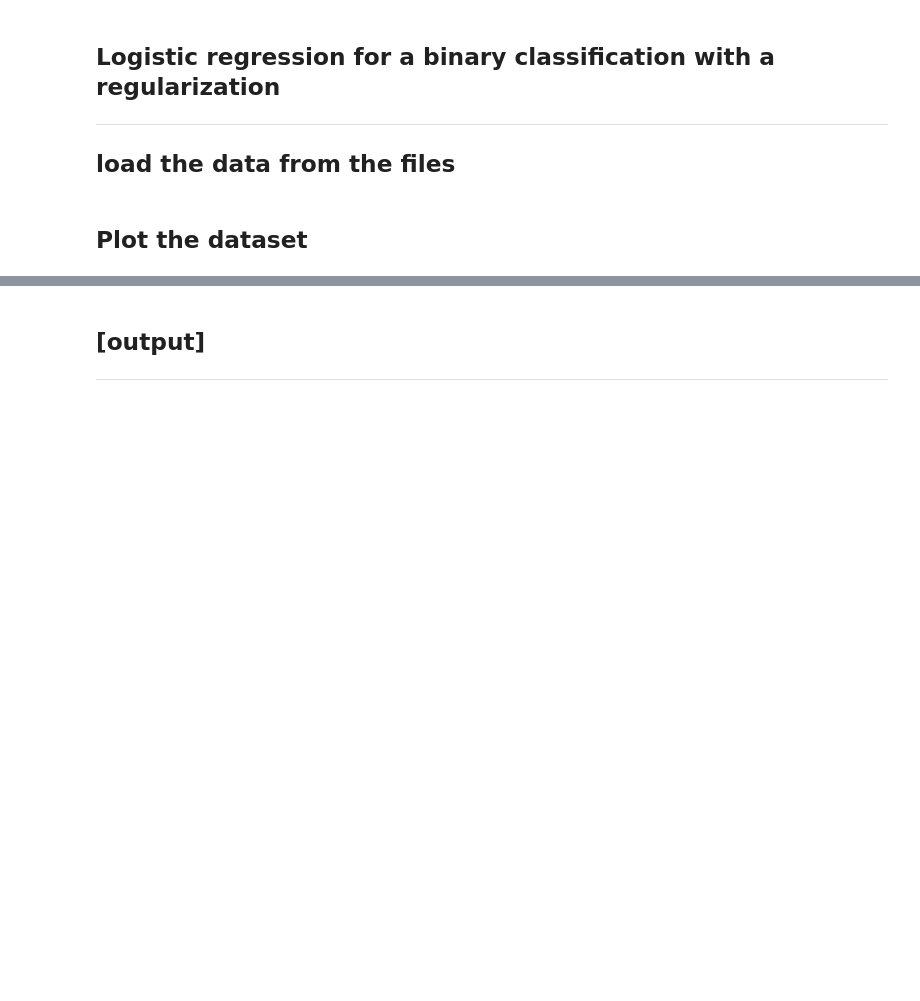
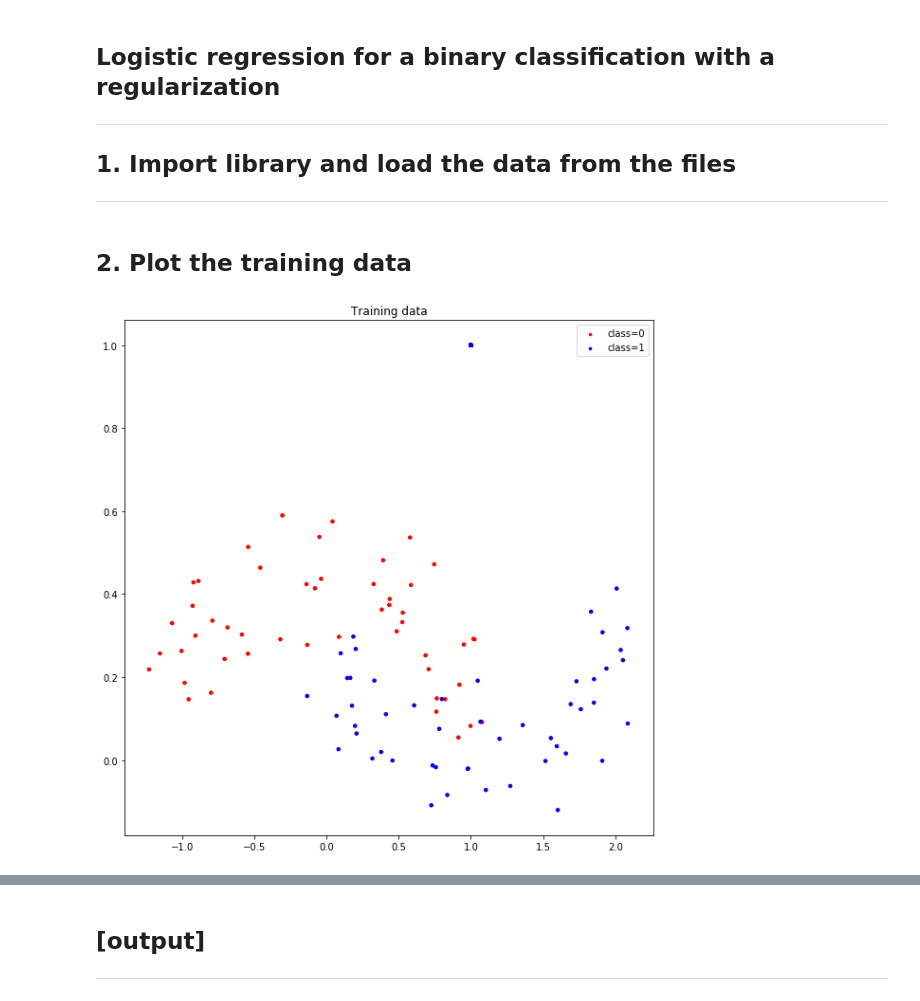
Before and after one commit to kiissy/machine-learning, a Jupyter notebook: Assignment6/assignment-06.ipynb, the cells around one changed output, grey strips where cells are left out. Saved outputs shown, nothing was run; the diff lists cells and outputs as text; code cells hidden in the pictures; blank space fills up the shorter version.

Commit message:
plot the training data and testing data

```diff
--- a/Assignment6/assignment-06.ipynb
+++ b/Assignment6/assignment-06.ipynb
@@ -3,7 +3,8 @@
 
 <hr>
 
-## load the data from the files
+## 1. Import library and load the data from the files
+<hr>
 # %%
 import numpy as np
 import matplotlib.pyplot as plt
@@ -28,4 +29,13 @@ x2_test             = data_test[:,1] # feature 2
 idx_class0_test     = (data_test[:,2]==0) # index of class0
 idx_class1_test     = (data_test[:,2]==1) # index of class1
 # %% [markdown]
-## Plot the dataset
+## 2. Plot the training data
+# %%
+plt.figure(1,figsize=(10,10))
+plt.scatter(x1_train, x2_train, s=idx_class0_train*50, c='r', marker='.', label='class=0')
+plt.scatter(x1_train, x2_train, s=idx_class1_train*50, c='b', marker='.', label='class=1')
+plt.title('Training data')
+plt.legend()
+plt.show()
+# %% [output]
+[figure, added]
```
Also changed, not shown: parts of 2 cells of this notebook.
